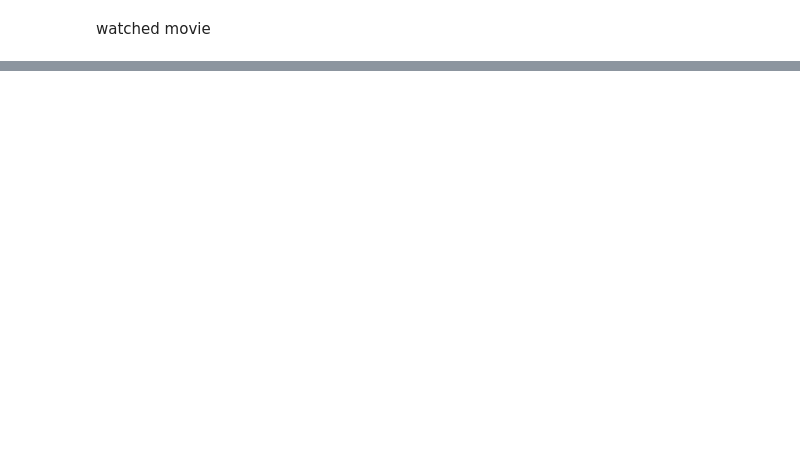
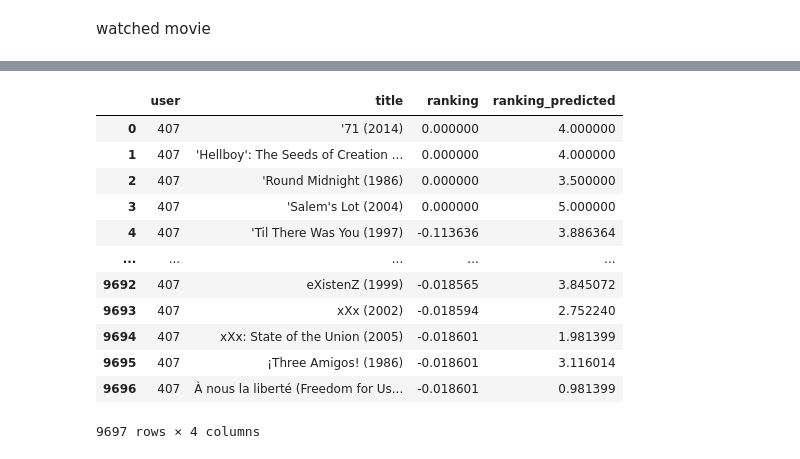
Before and after one commit to peerapat-t/Hybrid-book-recommendation-system, a Jupyter notebook: book recommendation.ipynb, the cells around one changed output, grey strips where cells are left out. Drawn from its saved outputs; the diff is of its cells as text; code cells hidden in the pictures; blank space fills up the shorter version.

```diff
--- a/book recommendation.ipynb
+++ b/book recommendation.ipynb
@@ -319,0 +806,2 @@ user_item_metrix_norm
+# %%
+watched_list = picked_title_watched.index.tolist()
@@ -319,0 +823,4 @@ user_item_metrix_norm
+# %%
+item_list = []
+item_score_list = []
+item_score_predicted_list = []
@@ -319,0 +895,16 @@ user_item_metrix_norm
+# %%
+df_item_base_predict
+# %% [output]
+|  | user | title | ranking | ranking_predicted |
+| 0 | 407 | '71 (2014) | 0.000000 | 4.000000 |
+| 1 | 407 | 'Hellboy': The Seeds of Creation ... | 0.000000 | 4.000000 |
+| 2 | 407 | 'Round Midnight (1986) | 0.000000 | 3.500000 |
+| 3 | 407 | 'Salem's Lot (2004) | 0.000000 | 5.000000 |
+| 4 | 407 | 'Til There Was You (1997) | -0.113636 | 3.886364 |
+| ... | ... | ... | ... | ... |
+| 9692 | 407 | eXistenZ (1999) | -0.018565 | 3.845072 |
+| 9693 | 407 | xXx (2002) | -0.018594 | 2.752240 |
+| 9694 | 407 | xXx: State of the Union (2005) | -0.018601 | 1.981399 |
+| 9695 | 407 | ¡Three Amigos! (1986) | -0.018601 | 3.116014 |
+| 9696 | 407 | À nous la liberté (Freedom for Us... | -0.018601 | 0.981399 |
+9697 rows × 4 columns
```
Also changed, not shown: parts of 76 cells of this notebook.
